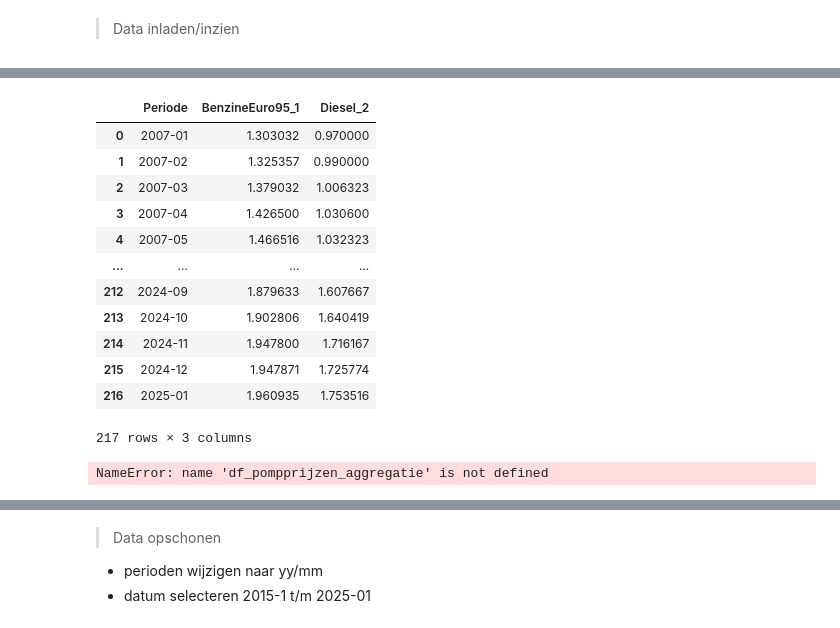
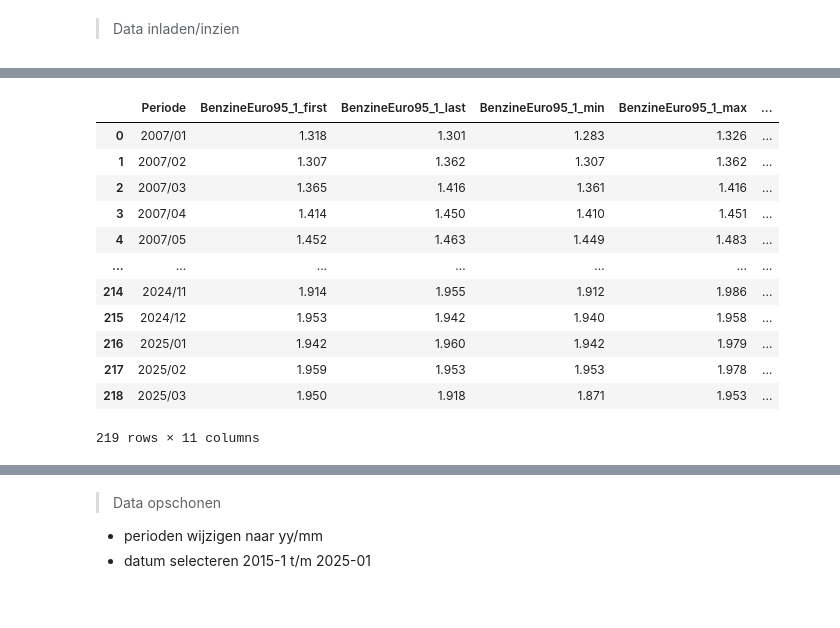
Before and after one commit to DylanHaaz/Tryhard, a Jupyter notebook: v4 _Google_trend/Preprocessing.ipynb, the cells around one changed output, grey strips where cells are left out. Drawn from its saved outputs; the diff is of its cells as text; code cells hidden in the pictures.

```diff
--- a/v4 _Google_trend/Preprocessing.ipynb
+++ b/v4 _Google_trend/Preprocessing.ipynb
@@ -365,49 +442,37 @@ display(df_pompprijzen)
 # %%
-# Zet 'Perioden' om naar datetime met expliciet format
-df_pompprijzen['Perioden'] = pd.to_datetime(df_pompprijzen['Perioden'], format='%Y%m%d', errors='coerce')
-
-# Filter op de gewenste periode
-df_pompprijzen = df_pompprijzen[
-    (df_pompprijzen['Perioden'] >= '2007-01-01') &
-    (df_pompprijzen['Perioden'] <= '2025-01-31')
-]
-
-# Maak een nieuwe kolom 'Periode' op maandniveau
-df_pompprijzen['Periode'] = df_pompprijzen['Perioden'].dt.to_period('M').astype(str)
-
-# Bereken het maandgemiddelde van benzine en diesel
-df_maandelijks = df_pompprijzen.groupby('Periode')[
-    ['BenzineEuro95_1', 'Diesel_2']
-].mean().reset_index()
-
-display(df_maandelijks)
 
 
-# 1. Periode omzetten naar YYYY/MM (zonder tijd)
-df_pompprijzen['Periode'] = df_pompprijzen['Perioden'].dt.to_period('M').astype(str)
+# # Stap 4: Maandgemiddelde berekenen
+# df_maandelijks = df_pompprijzen.groupby('Periode')[
+#     ['BenzineEuro95_1', 'Diesel_2']
+# ].mean().reset_index()
 
-# 2. Groeperen per maand en aggregaties toepassen
-df_pomprijzen_aggregatie = df_pompprijzen.groupby('Periode').agg({
-    'BenzineEuro95_1': ['first', 'last', 'min', 'max', 'mean'],
-    'Diesel_2': ['first', 'last', 'min', 'max', 'mean']
-}).reset_index()
+# # Stap 5: Extra statistieken per maand
+# df_pompprijzen_aggregatie = df_pompprijzen.groupby('Periode').agg({
+#     'BenzineEuro95_1': ['first', 'last', 'min', 'max', 'mean'],
+#     'Diesel_2': ['first', 'last', 'min', 'max', 'mean']
+# }).reset_index()
 
-# 3. Kolomnamen netter maken (flatten MultiIndex)
-df_pompprijzen_aggregatie.columns = ['Periode'] + [
-    f'{brandstof}_{stat}' for brandstof, stat in df_pompprijzen_aggregatie.columns.tolist()[1:]
-]
+# # Stap 6: Kolomnamen netjes maken
+# df_pompprijzen_aggregatie.columns = ['Periode'] + [
+#     f'{brandstof}_{stat}' for brandstof, stat in df_pompprijzen_aggregatie.columns.tolist()[1:]
+# ]
+
+# # Stap 3: Zet datum om naar maandformaat YYYY/MM
+# df_pompprijzen['Periode'] = df_pompprijzen['Perioden'].dt.strftime('%Y/%m')
+
+# display(df_pompprijzen_aggregatie)
 # %% [output]
-|  | Periode | BenzineEuro95_1 | Diesel_2 |
-| 0 | 2007-01 | 1.303032 | 0.970000 |
-| 1 | 2007-02 | 1.325357 | 0.990000 |
-| 2 | 2007-03 | 1.379032 | 1.006323 |
-| 3 | 2007-04 | 1.426500 | 1.030600 |
-| 4 | 2007-05 | 1.466516 | 1.032323 |
-| ... | ... | ... | ... |
-| 212 | 2024-09 | 1.879633 | 1.607667 |
-| 213 | 2024-10 | 1.902806 | 1.640419 |
-| 214 | 2024-11 | 1.947800 | 1.716167 |
-| 215 | 2024-12 | 1.947871 | 1.725774 |
-| 216 | 2025-01 | 1.960935 | 1.753516 |
+|  | Periode | BenzineEuro95_1_first | BenzineEuro95_1_last | BenzineEuro95_1_min | BenzineEuro95_1_max | ... |
+| 0 | 2007/01 | 1.318 | 1.301 | 1.283 | 1.326 | ... |
+| 1 | 2007/02 | 1.307 | 1.362 | 1.307 | 1.362 | ... |
+| 2 | 2007/03 | 1.365 | 1.416 | 1.361 | 1.416 | ... |
+| 3 | 2007/04 | 1.414 | 1.450 | 1.410 | 1.451 | ... |
+| 4 | 2007/05 | 1.452 | 1.463 | 1.449 | 1.483 | ... |
+| ... | ... | ... | ... | ... | ... | ... |
+| 214 | 2024/11 | 1.914 | 1.955 | 1.912 | 1.986 | ... |
+| 215 | 2024/12 | 1.953 | 1.942 | 1.940 | 1.958 | ... |
+| 216 | 2025/01 | 1.942 | 1.960 | 1.942 | 1.979 | ... |
+| 217 | 2025/02 | 1.959 | 1.953 | 1.953 | 1.978 | ... |
+| 218 | 2025/03 | 1.950 | 1.918 | 1.871 | 1.953 | ... |
-217 rows × 3 columns
+219 rows × 11 columns
-NameError: name 'df_pompprijzen_aggregatie' is not defined
```
Also changed, not shown: parts of 16 cells of this notebook.
